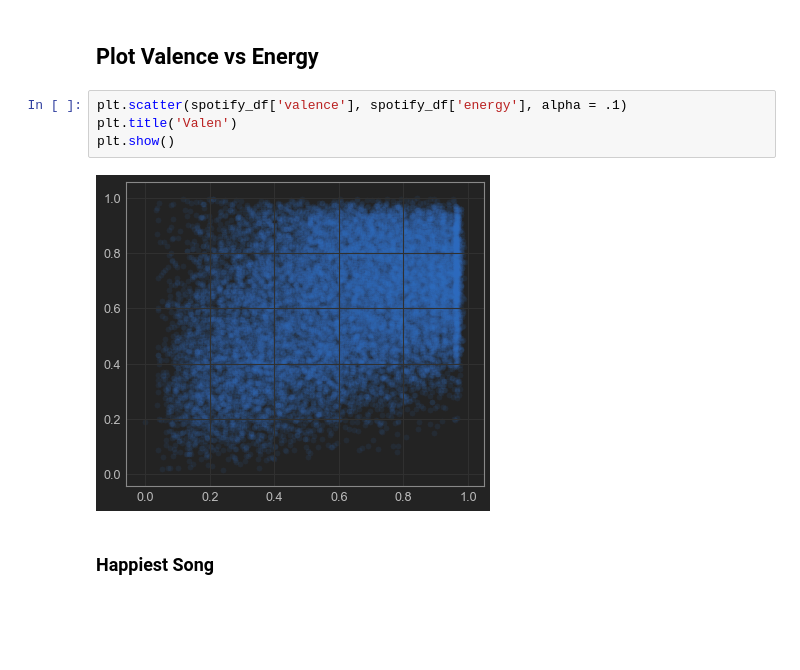
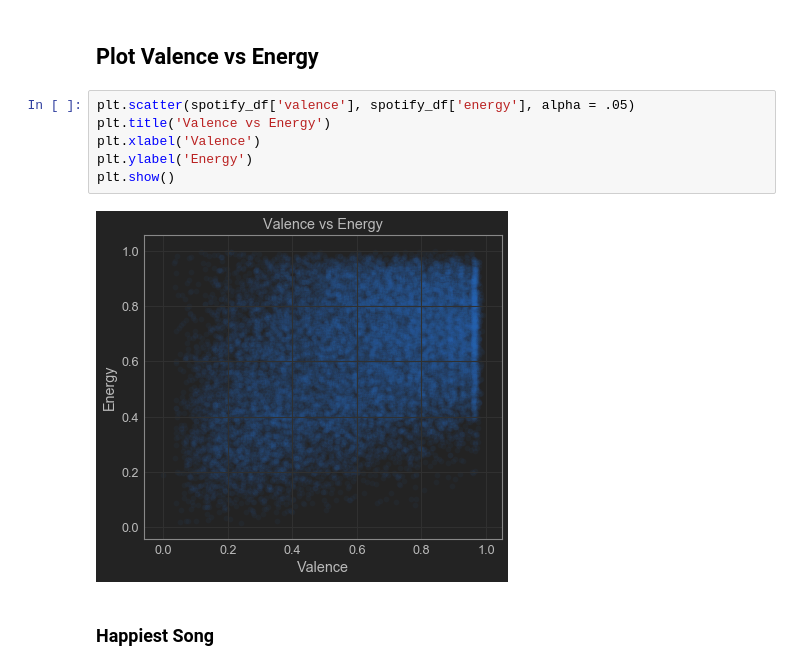
Before and after one commit to akraemer007/what_exactly_are_we_turning_down_for_again, a Jupyter notebook: EDA/eda.ipynb, the cells around one changed output. Saved outputs shown, nothing was run; the diff lists cells and outputs as text; blank space fills up the shorter version.

```diff
--- a/EDA/eda.ipynb
+++ b/EDA/eda.ipynb
@@ -270,11 +280,13 @@ plt.legend()
 # %% [markdown]
 ## Plot Valence vs Energy
 # %%
-plt.scatter(spotify_df['valence'], spotify_df['energy'], alpha = .1)
-plt.title('Valen')
+plt.scatter(spotify_df['valence'], spotify_df['energy'], alpha = .05)
+plt.title('Valence vs Energy')
+plt.xlabel('Valence')
+plt.ylabel('Energy')
 plt.show()
 # %% [output]
-[figure, old version]
+[figure, new version]
 # %% [markdown]
 ### Happiest Song
 # %%
```
Also changed, not shown: parts of 16 cells of this notebook.
